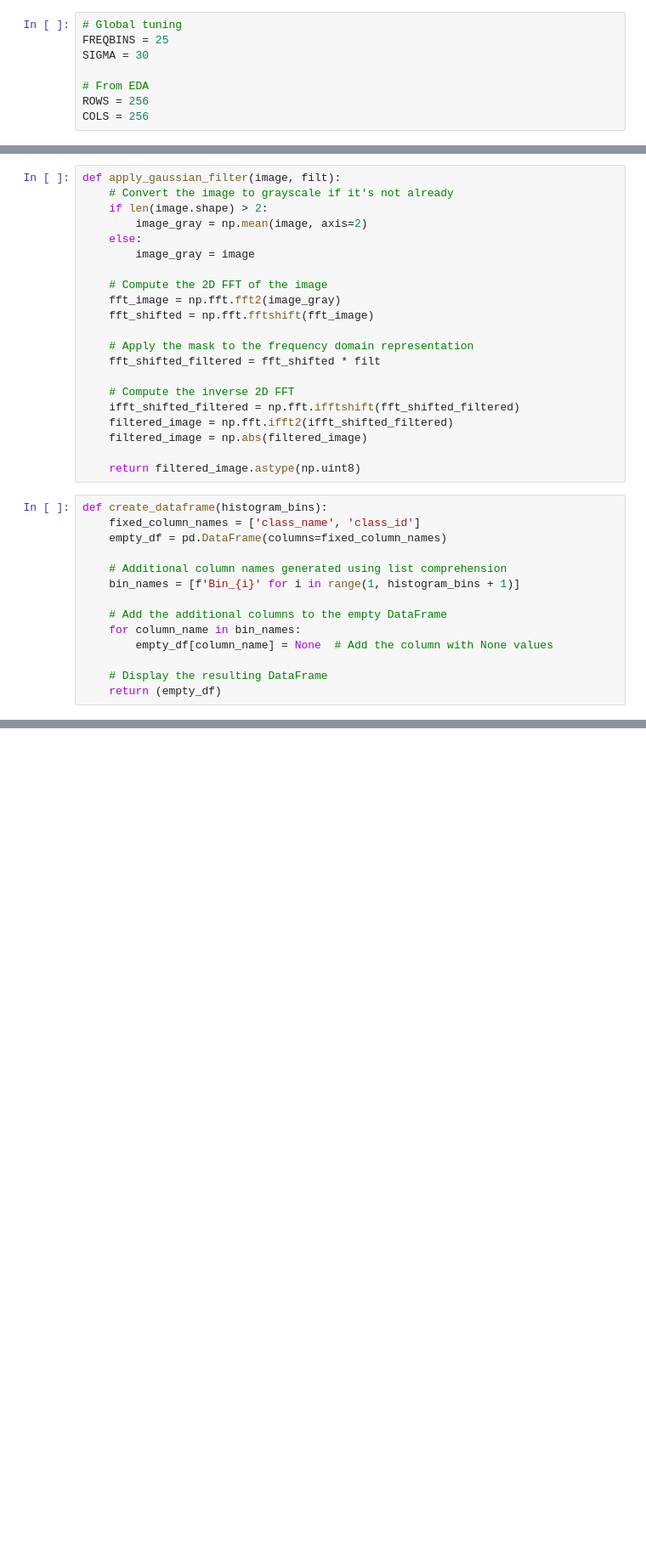
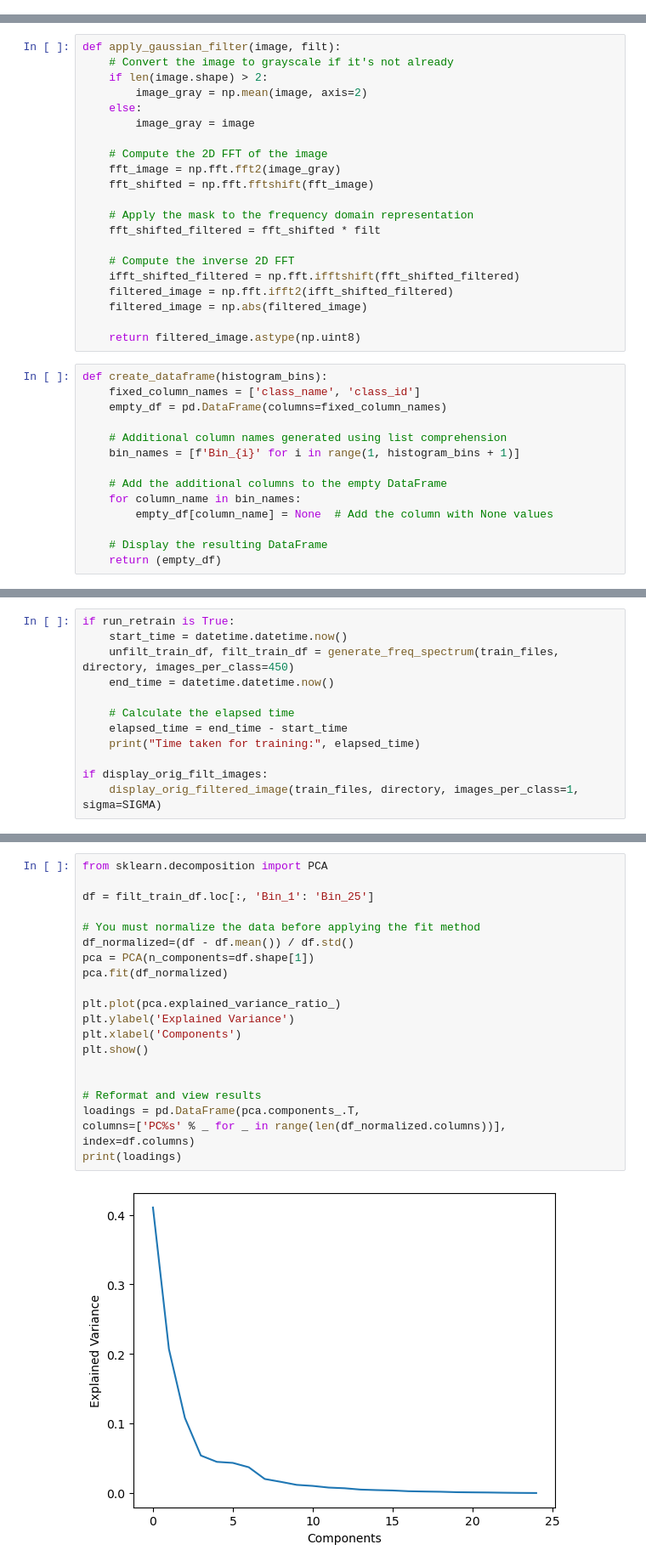
Before and after one commit to jspencermorris/terrains, a Jupyter notebook: notebooks/mm_freq_features.ipynb, the cells around one changed output, grey strips where cells are left out. Shown at 85% size. Saved outputs shown, nothing was run; the diff lists cells and outputs as text; blank space fills up the shorter version.

```diff
--- a/notebooks/mm_freq_features.ipynb
+++ b/notebooks/mm_freq_features.ipynb
@@ -47,8 +72,0 @@ FileNotFoundError: [Errno 2] No such file or directory: '../data/interim/Pattern
-# %%
-# Global tuning
-FREQBINS = 25
-SIGMA = 30
-
-# From EDA
-ROWS = 256
-COLS = 256
@@ -245,0 +274,12 @@ df2
+# %%
+if run_retrain is True:
+    start_time = datetime.datetime.now()
+    unfilt_train_df, filt_train_df = generate_freq_spectrum(train_files, directory, images_per_class=450)
+    end_time = datetime.datetime.now()
+
+    # Calculate the elapsed time
+    elapsed_time = end_time - start_time
+    print("Time taken for training:", elapsed_time)
+
+if display_orig_filt_images:
+    display_orig_filtered_image(train_files, directory, images_per_class=1, sigma=SIGMA)
@@ -300,0 +379,23 @@ df2.loc[:,'class_id':'Bin_14']
+# %%
+from sklearn.decomposition import PCA
+
+df = filt_train_df.loc[:, 'Bin_1': 'Bin_25']
+
+# You must normalize the data before applying the fit method
+df_normalized=(df - df.mean()) / df.std()
+pca = PCA(n_components=df.shape[1])
+pca.fit(df_normalized)
+
+plt.plot(pca.explained_variance_ratio_)
+plt.ylabel('Explained Variance')
+plt.xlabel('Components')
+plt.show()
+
+
+# Reformat and view results
+loadings = pd.DataFrame(pca.components_.T,
+columns=['PC%s' % _ for _ in range(len(df_normalized.columns))],
+index=df.columns)
+print(loadings)
+# %% [output]
+[figure, added]
```
Also changed, not shown: parts of 28 cells of this notebook, 5 other files.
